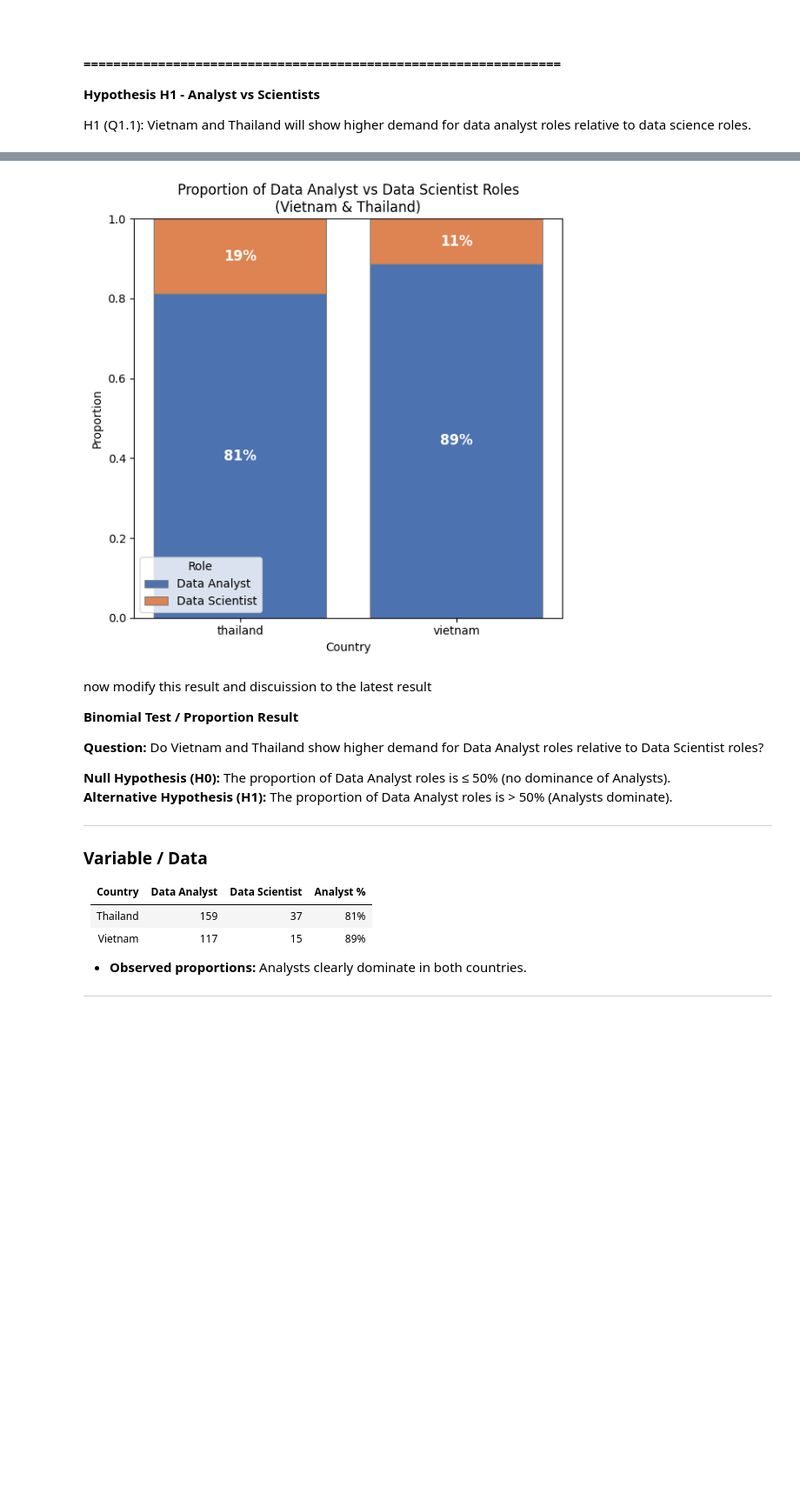
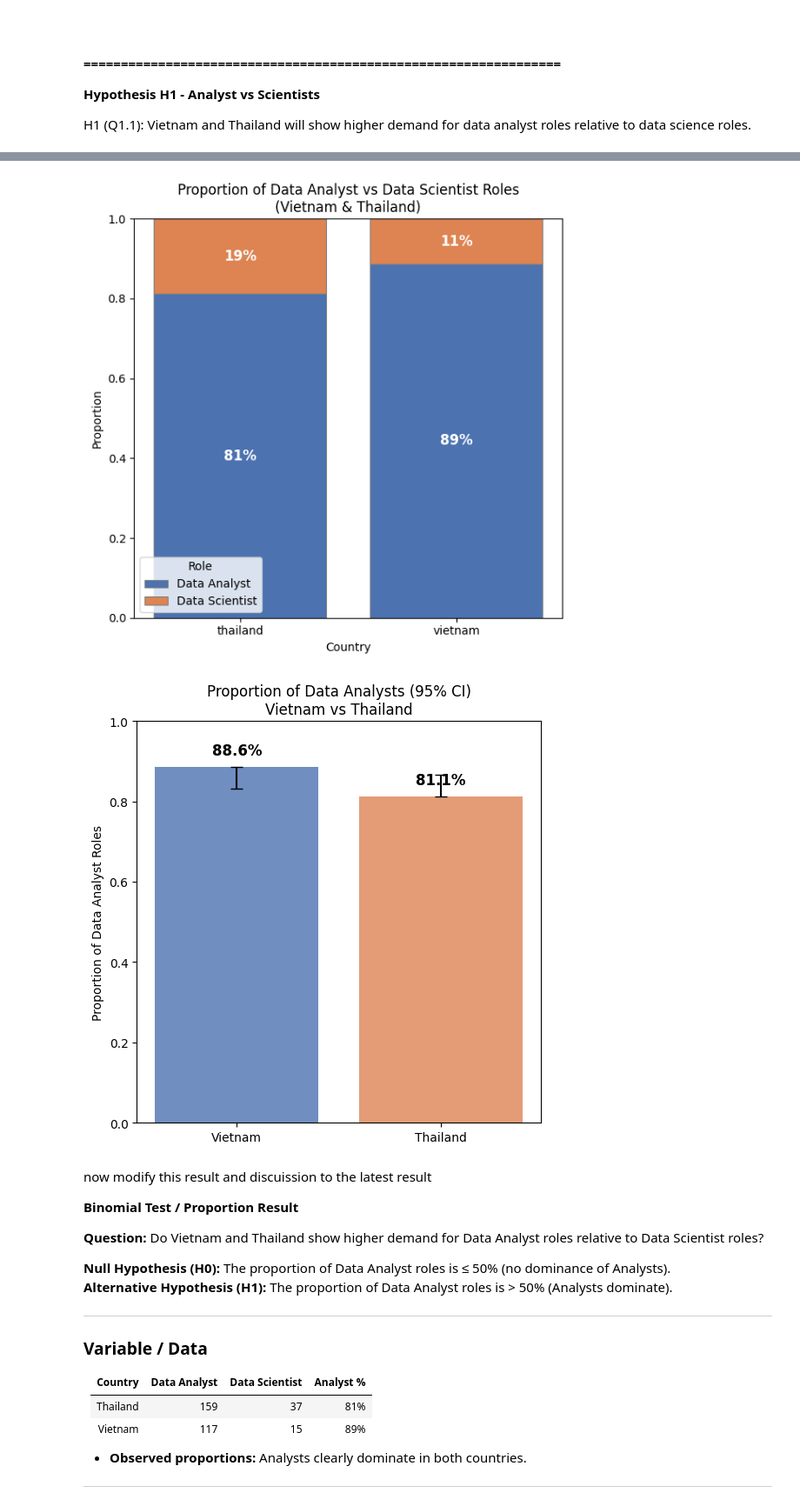
Before and after one commit to KMarttt/jobstreet-scrapper, a Jupyter notebook: data_title_analyzation/q1_analyzation.ipynb, the cells around one changed output, grey strips where cells are left out. Shown at 87% size. Saved outputs shown, nothing was run; the diff lists cells and outputs as text; code cells hidden in the pictures; blank space fills up the shorter version.

Commit message:
modified analyzation for the data title

```diff
--- a/data_title_analyzation/q1_analyzation.ipynb
+++ b/data_title_analyzation/q1_analyzation.ipynb
@@ -129,6 +111,11 @@ plt.show()
 
 H1 (Q1.1): Vietnam and Thailand will show higher demand for data analyst roles relative to data science roles.
 # %%
+import matplotlib.pyplot as plt
+import numpy as np
+from statsmodels.stats.proportion import proportions_ztest
+import statsmodels.api as sm
+
 # ---------------------------
 # Map Analyst & Scientist roles
 # ---------------------------
@@ -143,42 +130,49 @@ h1_mapping = {
 }
 
 # Map roles
-df_h1 = df.copy()  # assuming df is your full dataset
+df_h1 = df.copy()  # full dataset
 df_h1["h1_role"] = df_h1["normalized_title"].map(h1_mapping)
 df_h1 = df_h1.dropna(subset=["h1_role"])
 
 # ---------------------------
-# Subset to Vietnam and Thailand
+# Subset to Vietnam & Thailand
 # ---------------------------
-subset_countries = ['vietnam', 'thailand']
-df_subset = df_h1[df_h1['country'].isin(subset_countries)]
-
-# Count per country and role
-role_counts = df_subset.groupby(['country', 'h1_role']).size().unstack(fill_value=0)
-print("Counts (Vietnam & Thailand):\n", role_counts)
+subset_countries = ["vietnam", "thailand"]
+df_subset = df_h1[df_h1["country"].isin(subset_countries)]
 
 # ---------------------------
-# Proportions
+# Counts & Proportions
 # ---------------------------
+role_counts = df_subset.groupby(['country', 'h1_role']).size().unstack(fill_value=0)
 role_props = role_counts.div(role_counts.sum(axis=1), axis=0)
+
+print("Counts:\n", role_counts)
 print("\nProportions:\n", role_props)
 
 # ---------------------------
-# Binomial test per country
+# Two-proportion z-test
 # ---------------------------
-print("\nBinomial test (is Analyst proportion > 50%?):")
-for country in role_counts.index:
-    n_analyst = role_counts.loc[country, 'Data Analyst']
-    n_total = role_counts.loc[country].sum()
-    result = binomtest(k=n_analyst, n=n_total, p=0.5, alternative='greater')
-    print(f"{country.title()}: p-value = {result.pvalue:.4e}")
+count = [
+    role_counts.loc['vietnam', 'Data Analyst'],
+    role_counts.loc['thailand', 'Data Analyst']
+]
+nobs = [
+    role_counts.loc['vietnam'].sum(),
+    role_counts.loc['thailand'].sum()
+]
+
+stat, pval = proportions_ztest(count, nobs, alternative='two-sided')
+stat_one, pval_one = proportions_ztest(count, nobs, alternative='larger')
+
+print(f"\nTwo-proportion z-test (Vietnam vs Thailand): Z = {stat:.3f}, p = {pval:.4f}")
+print(f"One-sided test (Vietnam > Thailand): p = {pval_one:.4f}")
 
 # ---------------------------
-# Visualization: Stacked bar chart with percentages
+# Visualization 1: Stacked bar (Analyst vs Scientist)
 # ---------------------------
 plt.figure(figsize=(6,6))
 bottom_vals = np.zeros(len(role_props))
-colors = ["#4c72b0", "#dd8452"]  # blue=Analyst, orange=Scientist
+colors = ["#4c72b0", "#dd8452"]  # Analyst=blue, Scientist=orange
 
 for i, role in enumerate(role_props.columns):
     plt.bar(
@@ -190,21 +184,15 @@ for i, role in enumerate(role_props.columns):
         edgecolor="gray",
         linewidth=0.8
     )
-
-    # Add percentage labels inside each bar
     for j, country in enumerate(role_props.index):
         pct = role_props.loc[country, role] * 100
         plt.text(
             x=j,
             y=bottom_vals[j] + role_props.loc[country, role]/2,
             s=f"{pct:.0f}%",
-            ha="center",
-            va="center",
-            color="white",
-            fontsize=12,
-            fontweight="bold"
+            ha="center", va="center",
+            color="white", fontsize=12, fontweight="bold"
         )
-
     bottom_vals += role_props[role]
 
 plt.title("Proportion of Data Analyst vs Data Scientist Roles\n(Vietnam & Thailand)")
@@ -214,4 +202,32 @@ plt.ylim(0,1)
 plt.legend(title="Role")
 plt.tight_layout()
 plt.show()
+
+# ---------------------------
+# Visualization 2: Proportion of Analysts with 95% CI
+# ---------------------------
+props = np.array([count[0]/nobs[0], count[1]/nobs[1]])
+confint = sm.stats.proportion_confint(count, nobs, alpha=0.05, method='normal')
+
+fig, ax = plt.subplots(figsize=(6,6))
+countries = ['Vietnam', 'Thailand']
+bars = ax.bar(countries, props, color=['#4c72b0','#dd8452'], alpha=0.8)
+
+# Error bars (95% CI)
+for i, (p, ci) in enumerate(zip(props, confint)):
+    lower_err = max(0, p - ci[0])
+    upper_err = max(0, ci[1] - p)
+
+    ax.errorbar(
+        i, p,
+        yerr=np.array([[lower_err], [upper_err]]),
+        fmt='none', c='black', capsize=5, lw=1.5
+    )
+
+    ax.text(i, p+0.03, f"{p*100:.1f}%", ha='center', fontsize=12, fontweight='bold')
+
+ax.set_ylim(0,1)
+ax.set_ylabel("Proportion of Data Analyst Roles")
+ax.set_title("Proportion of Data Analysts (95% CI)\nVietnam vs Thailand")
+plt.show()
 # %% [output]
@@ -233,4 +248,5 @@ Vietnam: p-value = 4.5256e-21
 [figure]
+[figure, added]
 # %% [markdown]
 now modify this result and discuission to the latest result
 
```
Also changed, not shown: parts of 4 cells of this notebook.
